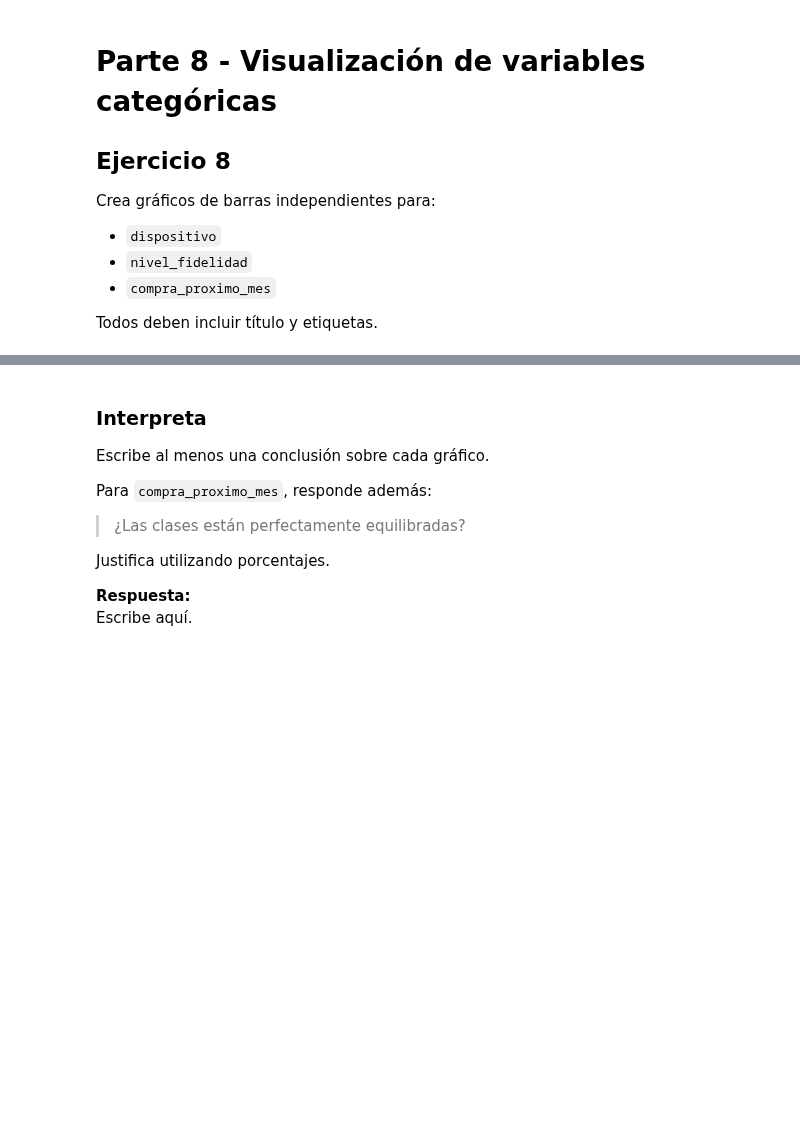
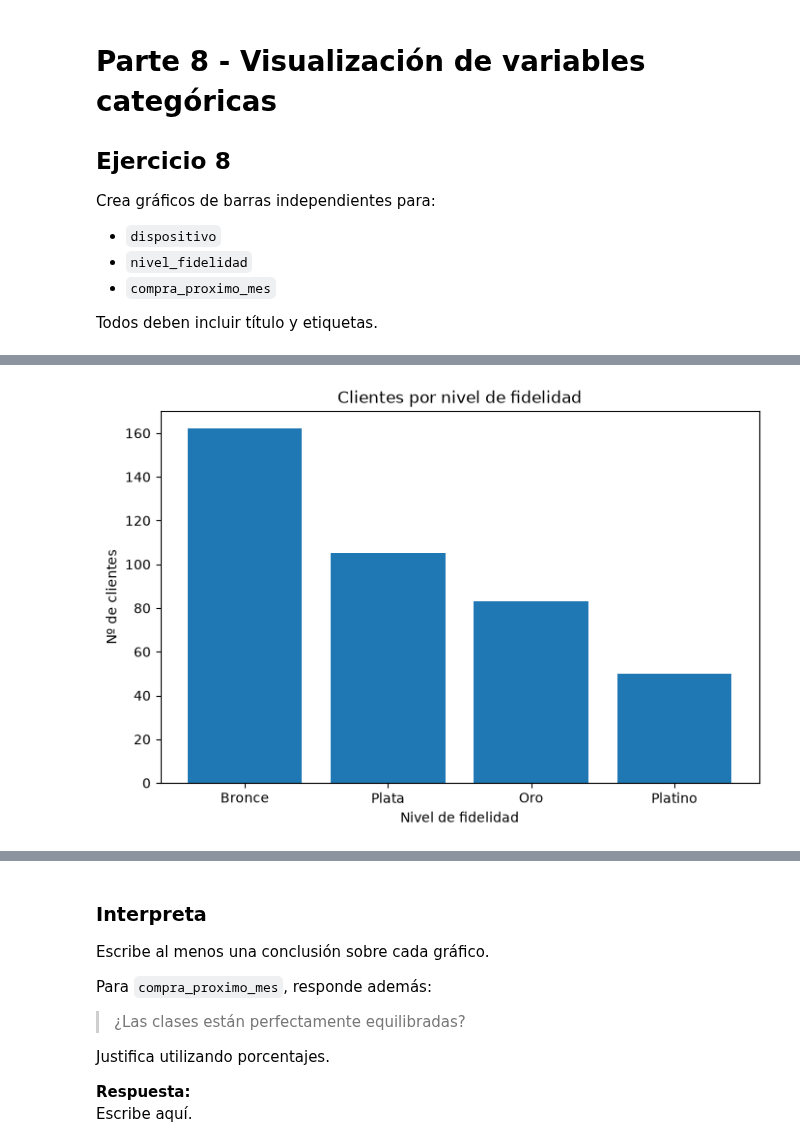
Before and after one commit to mmartinezvaras/s_aprendizaje, a Jupyter notebook: Notebooks S.aprendizaje/UD2/Practica_05.ipynb, the cells around one changed output, grey strips where cells are left out. Drawn from its saved outputs; the diff is of its cells as text; code cells hidden in the pictures; blank space fills up the shorter version.

```diff
--- a/Notebooks S.aprendizaje/UD2/Practica_05.ipynb
+++ b/Notebooks S.aprendizaje/UD2/Practica_05.ipynb
@@ -610,0 +619,12 @@ Todos deben incluir título y etiquetas.
+# %%
+# TODO: gráfico de barras de nivel_fidelidad
+conteos_fid = df["nivel_fidelidad"].value_counts().reindex(["Bronce", "Plata", "Oro", "Platino"])
+
+plt.figure(figsize=(8,5))
+plt.bar(conteos_fid.index, conteos_fid.values)
+plt.xlabel("Nivel de fidelidad")
+plt.ylabel("Nº de clientes")
+plt.title("Clientes por nivel de fidelidad")
+plt.show()
+# %% [output]
+[figure, added]
```
Also changed, not shown: parts of 11 cells of this notebook.
